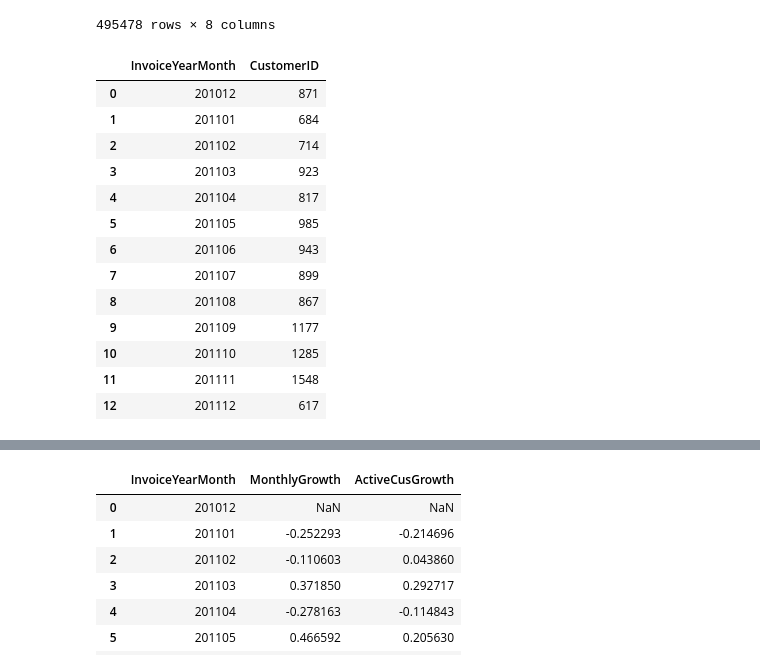
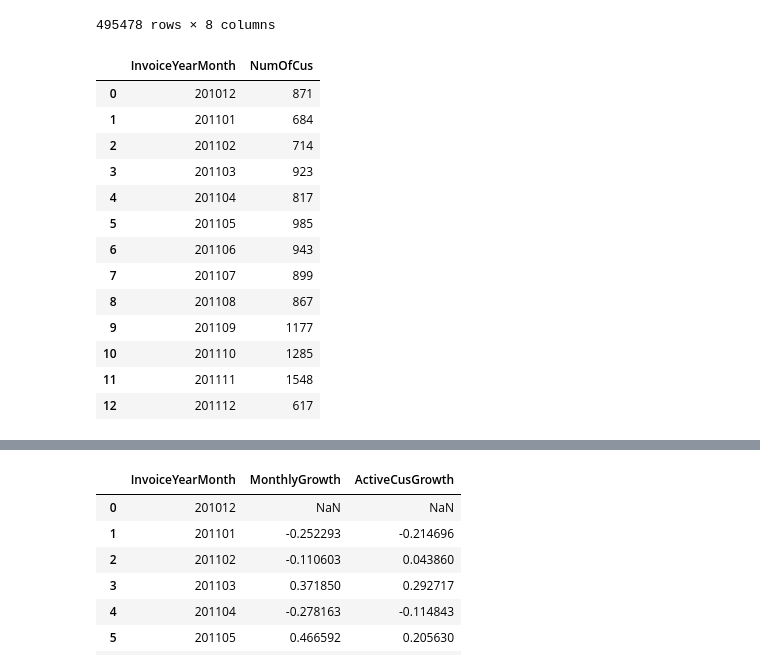
Before and after one commit to baotran306/Online-Retail-Dataset-Report, a Jupyter notebook: OnlineRetail_Explore.ipynb, the cells around one changed output, grey strips where cells are left out. Cells and saved outputs as stored; diff of their text form; code cells hidden in the pictures.

```diff
--- a/OnlineRetail_Explore.ipynb
+++ b/OnlineRetail_Explore.ipynb
@@ -170,10 +151,11 @@ new_df
 # %%
 # Count active customer by month
 monthly_cus_ = new_df[['CustomerID', 'InvoiceYearMonth']].groupby('InvoiceYearMonth').nunique()
 monthly_cus = monthly_cus_.reset_index()
+monthly_cus.rename(columns={'CustomerID': 'NumOfCus'}, inplace=True)
 monthly_cus
 # %% [output]
-|  | InvoiceYearMonth | CustomerID |
+|  | InvoiceYearMonth | NumOfCus |
 | 0 | 201012 | 871 |
 | 1 | 201101 | 684 |
 | 2 | 201102 | 714 |
```
Also changed, not shown: parts of 39 cells of this notebook.
